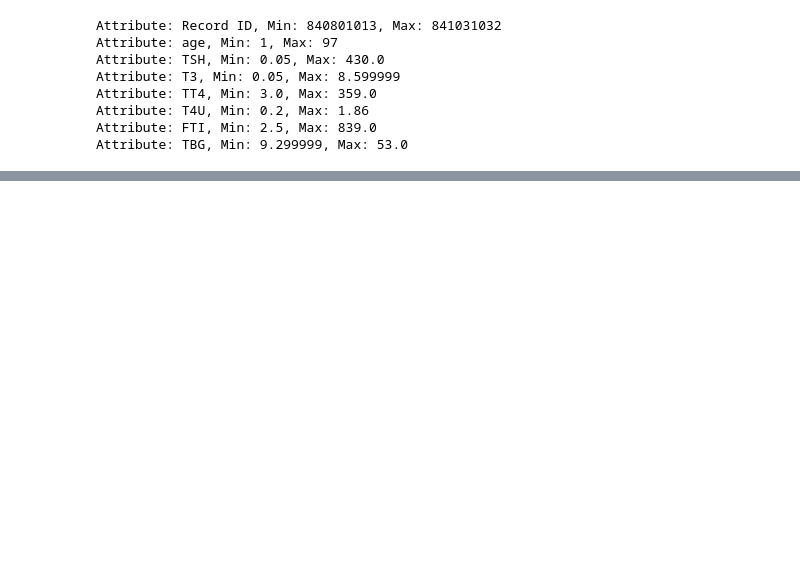
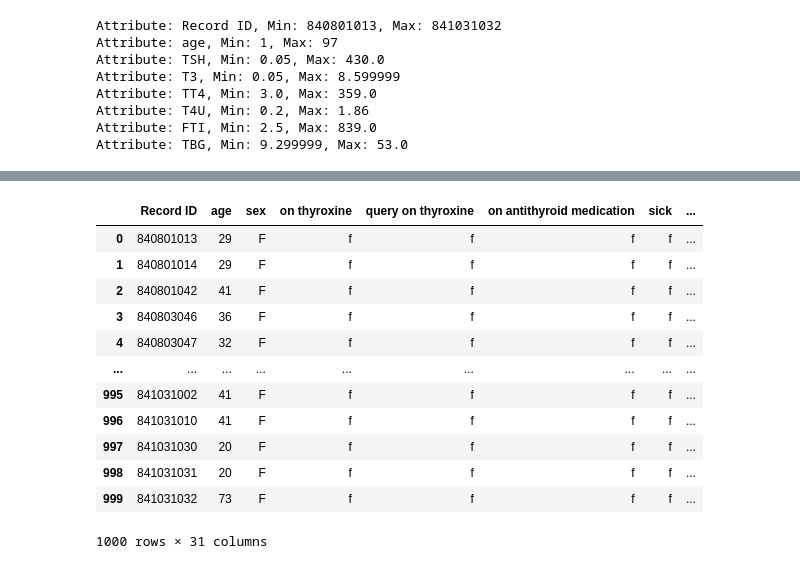
Before and after one commit to alok-karn/MachineLearningLab-Code, a Jupyter notebook: ML_Second_Lab.ipynb, the cells around one changed output, grey strips where cells are left out. Drawn from its saved outputs; the diff is of its cells as text; code cells hidden in the pictures; blank space fills up the shorter version.

```diff
--- a/ML_Second_Lab.ipynb
+++ b/ML_Second_Lab.ipynb
@@ -225,0 +220,7 @@ array(['NO CONDITION', 'S', 'F', 'AK', 'R', 'I', 'M', 'N', 'G', 'K', 'A',
+# %%
+# fill categorical values with the mode of the column
+for col in df.columns:
+    if df[col].dtype == 'object':
+       if df[col].isnull().any():
+           mode_value = df[col].mode().iloc[0]
+           df[col] = df[col].fillna(mode_value)
@@ -240,0 +337,16 @@ Attribute: TBG, Min: 9.299999, Max: 53.0
+# %%
+df
+# %% [output]
+|  | Record ID | age | sex | on thyroxine | query on thyroxine | on antithyroid medication | sick | ... |
+| 0 | 840801013 | 29 | F | f | f | f | f | ... |
+| 1 | 840801014 | 29 | F | f | f | f | f | ... |
+| 2 | 840801042 | 41 | F | f | f | f | f | ... |
+| 3 | 840803046 | 36 | F | f | f | f | f | ... |
+| 4 | 840803047 | 32 | F | f | f | f | f | ... |
+| ... | ... | ... | ... | ... | ... | ... | ... | ... |
+| 995 | 841031002 | 41 | F | f | f | f | f | ... |
+| 996 | 841031010 | 41 | F | f | f | f | f | ... |
+| 997 | 841031030 | 20 | F | f | f | f | f | ... |
+| 998 | 841031031 | 20 | F | f | f | f | f | ... |
+| 999 | 841031032 | 73 | F | f | f | f | f | ... |
+1000 rows × 31 columns
```
Also changed, not shown: parts of 10 cells of this notebook.
